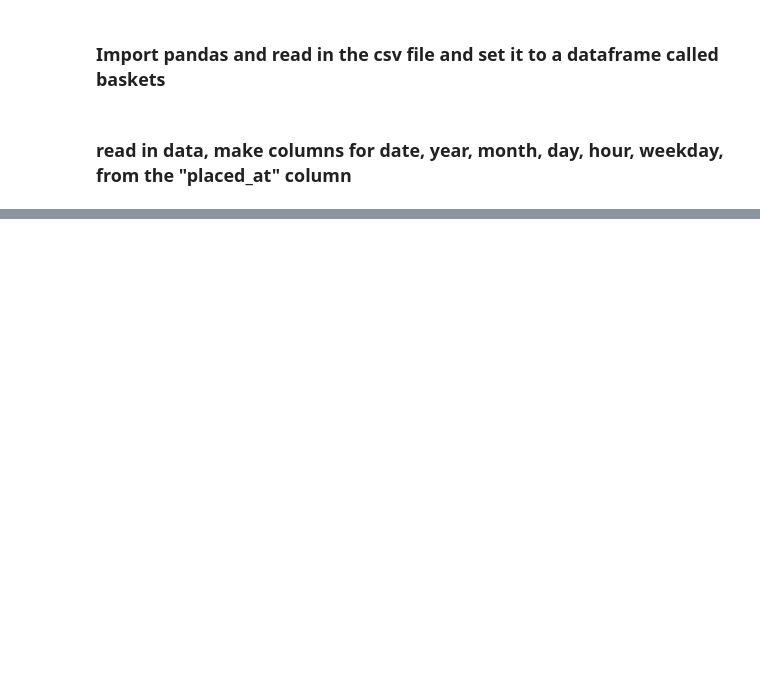
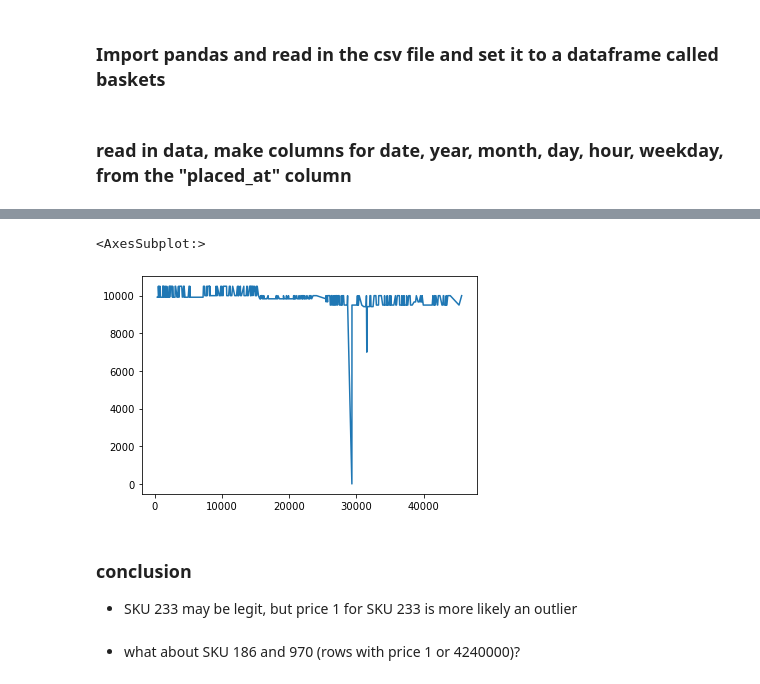
Before and after one commit to yingli/applieddatascience, a Jupyter notebook: sample_code/NB03_transaction_data.ipynb, the cells around one changed output, grey strips where cells are left out. Cells and saved outputs as stored; diff of their text form; code cells hidden in the pictures; blank space fills up the shorter version.

```diff
--- a/sample_code/NB03_transaction_data.ipynb
+++ b/sample_code/NB03_transaction_data.ipynb
@@ -19,2 +10,0 @@ baskets = pd.read_csv(filename)
-# %%
-baskets["spent"] = baskets["qty"] * baskets["price"]
@@ -23,16 +10,0 @@ baskets["spent"] = baskets["qty"] * baskets["price"]
-# %%
-from datetime import datetime, timedelta
-
-baskets['datetime'] = pd.to_datetime(baskets['placed_at'])
-baskets['year'] = baskets["datetime"].dt.year
-baskets['month'] = baskets["datetime"].dt.month
-baskets['date'] = baskets["datetime"].dt.date
-baskets['day'] = baskets["datetime"].dt.day
-baskets['hour'] = baskets["datetime"].dt.hour
-baskets['weekday'] = baskets["datetime"].dt.weekday
-baskets['year_month'] = baskets["datetime"].apply(lambda t: t.strftime("%Y-%m"))
-baskets['month_num'] = (baskets['year'] - 2021) * 12 + baskets['month']
-baskets['year_week'] = baskets["datetime"].apply(lambda t: t.strftime("%Y-%W")) # this makes the beginning of Jan 2022 as week 2022-00 , not 2022-52
-baskets['week_num'] = baskets["datetime"].apply(lambda t: int(t.strftime("%W")))
-baskets['iso_week_num'] = baskets["datetime"].dt.isocalendar().week # this returns week number 52 for Jan 1, 2021, not 0 which is what we want
-baskets['cum_week_num'] = (baskets['year'] - 2021) * 52 + baskets['week_num']
@@ -190,6 +10,0 @@ def add_date_cols(baskets):
-# %%
-filename = './AwanTunai_transaction_data.csv'
-baskets = pd.read_csv(filename)
-baskets["spent"] = baskets["qty"] * baskets["price"]
-baskets = add_date_cols(baskets)
-merchant_attributes = get_merchant_attributes(baskets)
@@ -301,5 +10,0 @@ baskets.query("sku_id==874").groupby(['date']).price.mean().plot(figsize=(20,5))
-# %%
-plt.style.use('seaborn-bright')
-baskets.groupby(['merchant_id']).agg(
-    num_months = ("year_month", "nunique"),
-    num_orders = ("order_id", "nunique")).plot(figsize=(20,5))
@@ -455,0 +294,10 @@ baskets.price.sort_values(ascending = False).reset_index(drop=True)[10:1000].plo
+# %%
+baskets[baskets.sku_id == 233].price.plot()
+# %% [output]
+<AxesSubplot:>
+[figure, added]
+# %% [markdown]
+### conclusion
+ - SKU 233 may be legit, but price 1 for SKU 233 is more likely an outlier
+# %% [markdown]
+ - what about SKU 186 and 970 (rows with price 1 or 4240000)?
```
Also changed, not shown: parts of 89 cells of this notebook, 1 other file.
